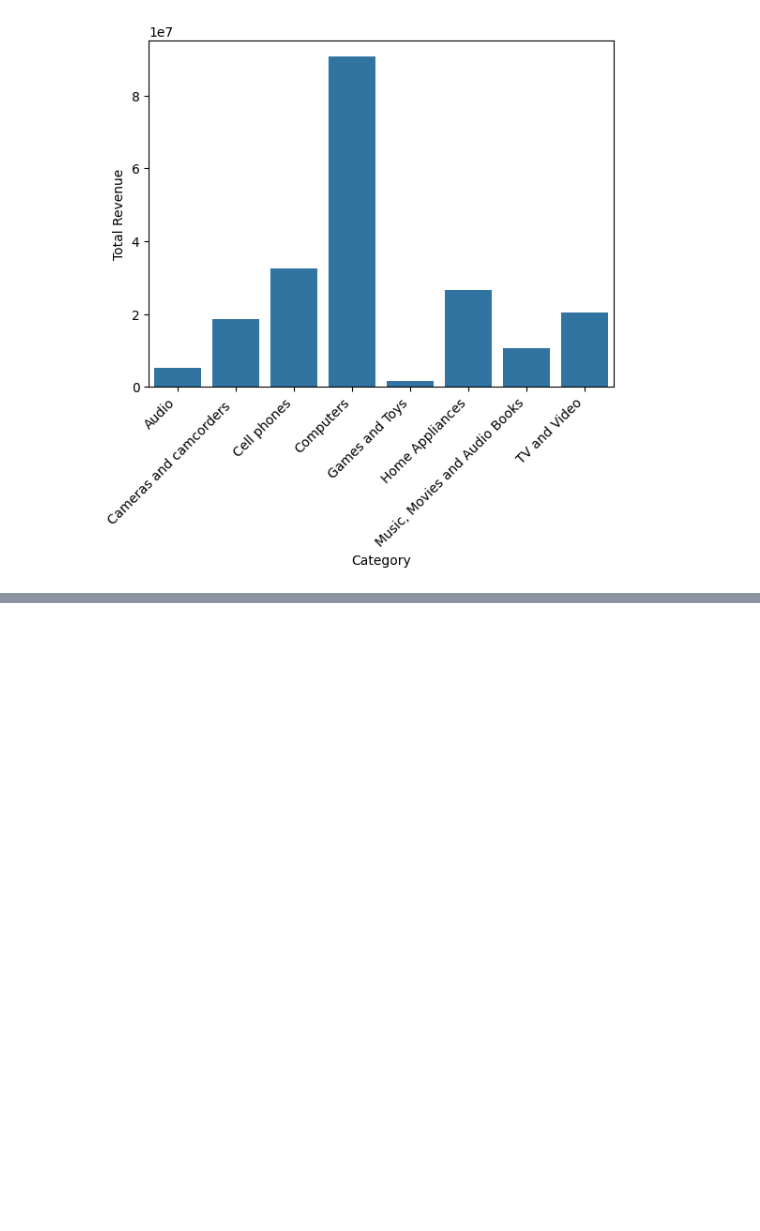
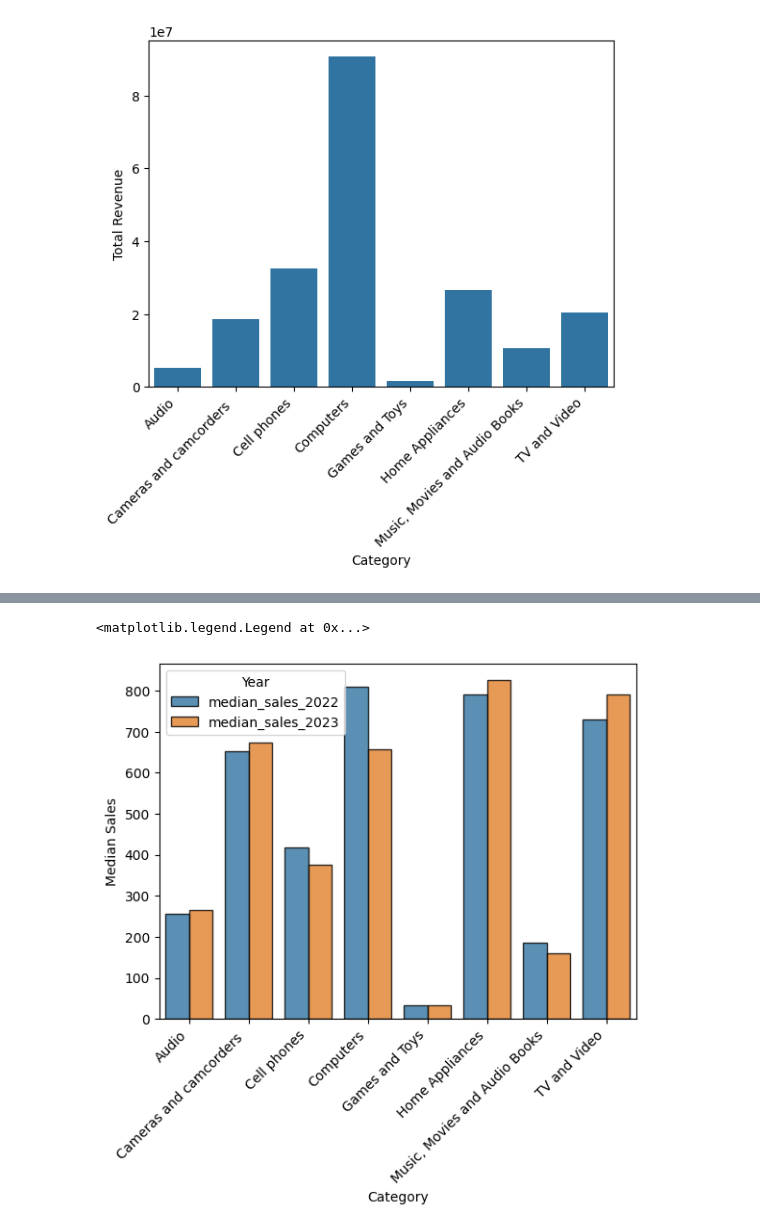
Before and after one commit to amrit-puru17/SQL, a Jupyter notebook: SQL_notebook.ipynb, the cells around one changed output, grey strips where cells are left out. Saved outputs shown, nothing was run; the diff lists cells and outputs as text; code cells hidden in the pictures; blank space fills up the shorter version.

```diff
--- a/SQL_notebook.ipynb
+++ b/SQL_notebook.ipynb
@@ -284,0 +250,25 @@ mplp.xticks(rotation=45,ha='right')
+# %%
+_df_melted = _df_19.melt(
+    id_vars='categoryname',
+    value_vars=['median_sales_2022','median_sales_2023'],
+    var_name='year',
+    value_name='median_sales'
+)
+
+
+sns.barplot(
+    data=_df_melted,
+    x='categoryname',
+    y='median_sales',
+    hue='year',
+    alpha=.8,
+    edgecolor='black'
+)
+mplp.xticks(rotation=45,ha='right')
+
+mplp.xlabel("Category")
+mplp.ylabel("Median Sales")
+mplp.legend(title="Year")
+# %% [output]
+<matplotlib.legend.Legend at 0x...>
+[figure, added]
```
Also changed, not shown: parts of 12 cells of this notebook.
